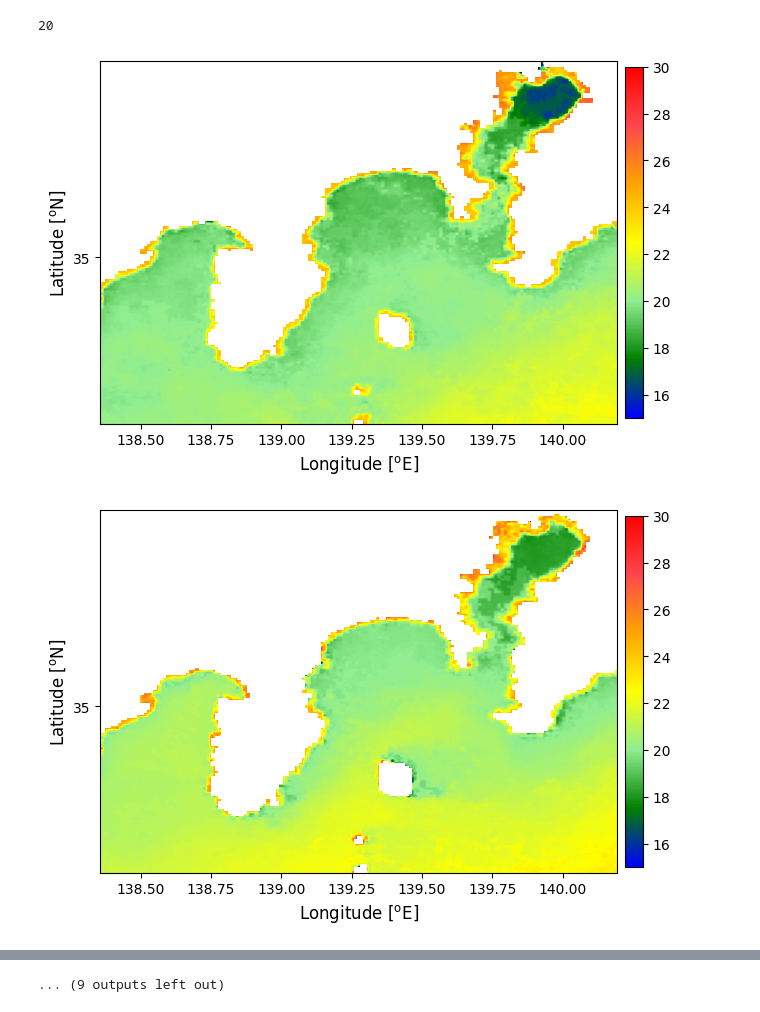
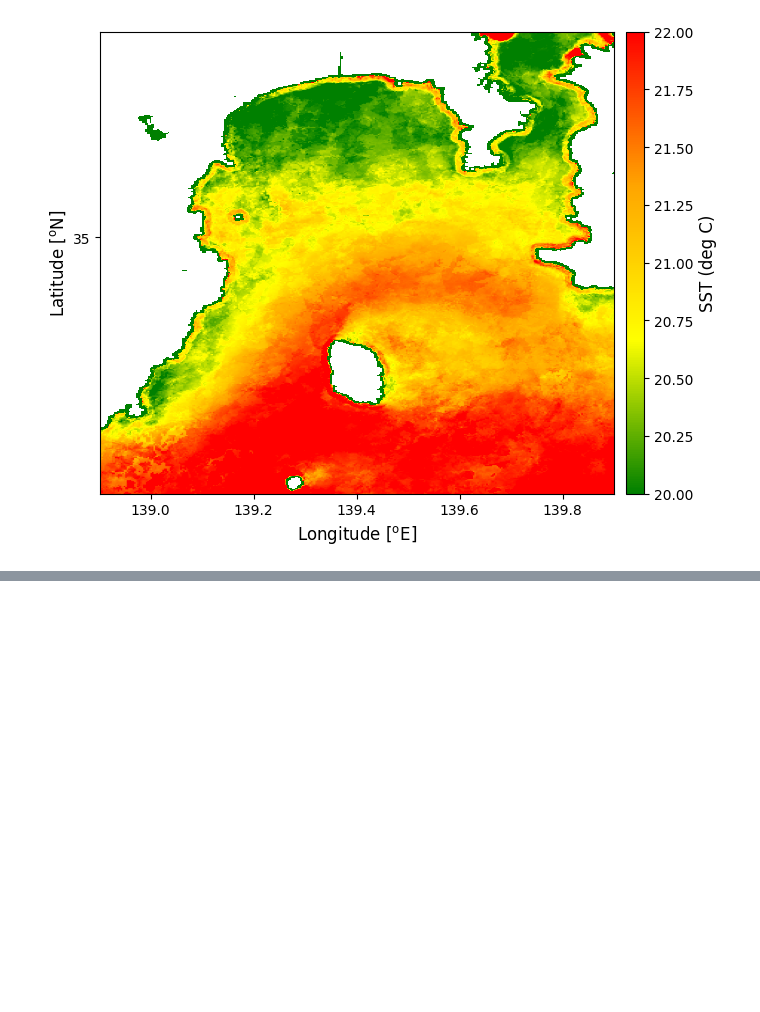
Before and after one commit to robel-milashu/NMEW.demos, a Jupyter notebook: processing/total_monthly_sst.ipynb, the cells around one changed output, grey strips where cells are left out. Saved outputs shown, nothing was run; the diff lists cells and outputs as text; code cells hidden in the pictures; blank space fills up the shorter version.

```diff
--- a/processing/total_monthly_sst.ipynb
+++ b/processing/total_monthly_sst.ipynb
@@ -8,17 +8,20 @@ from mpl_toolkits.basemap import Basemap
 
 data_dir = '../results/Modis/sst/'
 varname = 'sst'
-cmin, cmax = 10, 30  # Set the min and max values for the color scale
+cmin, cmax = 12, 30  # Set the min and max values for the color scale
 # Initialize a dictionary to hold the data for each month.
-yearly_data = {month: [] for month in range(2003, 2023)}
-print(yearly_data)
+monthly_data = {month: [] for month in range(1, 13)}
+yearly_data = {month: [] for month in range(2002, 2024)}
+season_data  = {"winter": [], "spring": [], "summar": [],"autumn": []}
+all_data = {"all": []}
+print(monthly_data)
 # Assuming these are the coordinates you want to crop to
 # lat_min_crop, lat_max_crop = 34.3, 35.7  # Update these values as needed
 # lon_min_crop, lon_max_crop = 138.3, 140.23  # Update these values as needed
 
-# lat_min_crop, lat_max_crop = 34.5, 35.4
-# lon_min_crop, lon_max_crop = 138.82, 139.9
-lat_min_crop, lat_max_crop = 34.4, 35.7
-lon_min_crop, lon_max_crop = 138.35, 140.2
+lat_min_crop, lat_max_crop = 34.5, 35.4
+lon_min_crop, lon_max_crop = 138.9, 139.9
+# lat_min_crop, lat_max_crop = 34.4, 35.7
+# lon_min_crop, lon_max_crop = 138.35, 140.2
 # rectangle_coords = [(35.7,  138.35), (35.7, 140.2), (34.4, 140.2), (34.4,  138.35), (35.7,  138.35)]
 # %% [output]
@@ -219,64 +272,54 @@ TypeError: Colormap.__init__() got an unexpected keyword argument 'colors'
 # %%
-# cmin, cmax = -2,2
-cmin, cmax = 15, 30
-print(len(monthly_averages))
-for month, sds_cropped in monthly_averages.items():    # Visualisation with basemap
-    # print("runnign")
+
+from matplotlib.colors import LinearSegmentedColormap
+from mpl_toolkits import basemap
+cmin, cmax = 20, 22
+# Convert hex color list to RGB
+rgb_colors = [ "green",  "yellow","orange","red"]
+for season, sds_cropped in all_average.items():
+    # Visualisation with basemap
     if len(lon_cropped.shape) == 1:
         lon_cropped, lat_cropped = np.meshgrid(lon_cropped, lat_cropped)
     lon_0, lat_0 = (lon_cropped.min() + lon_cropped.max()), (lat_cropped.min() + lat_cropped.max()) / 2
-    m = Basemap(llcrnrlon=lon_cropped.min(), llcrnrlat=lat_cropped.min(),
+    m = basemap.Basemap(llcrnrlon=lon_cropped.min(), llcrnrlat=lat_cropped.min(),
                         urcrnrlon=lon_cropped.max(), urcrnrlat=lat_cropped.max(), resolution='i',
                         lon_0=lon_0, lat_0=lat_0, projection='merc')
 
-    # print(sds_cropped)
-    # sds_cropped_log = np.ma.masked_less_equal(sds_cropped, 0)  # Mask non-positive values
-    # sds_cropped_log = np.ma.log10(sds_cropped_log)  # Apply log10 to the data
-    # print(sds_cropped_log)
-    # sds_cropped = sds_cropped_log
 
     # Visualisation without basemap
     # Adjust figsize to change the aspect ratio
-    fig, ax = plot.subplots(figsize=(7, 6))  # Adjust the width and height to better suit your data aspect ratio
+    fig, ax = plot.subplots(figsize=(8, 6))  # Adjust the width and height to better suit your data aspect ratio
 
     # figure bounds
     extent = [lon_cropped.min(), lon_cropped.max(), lat_cropped.min(), lat_cropped.max()]
 
     # Land mask
     # mask = np.where(~sds_cropped.mask, np.nan, 0)
-    ax.imshow(sds_cropped, cmap='gray', vmin=-2, vmax=0, extent=extent)
+    # ax.imshow(mask, cmap='gray', vmin=-2, vmax=0, extent=extent)
 
     # Create a colormap object
     custom_colormap = LinearSegmentedColormap.from_list('custom', rgb_colors)
 
-    # print(sds_cropped_log.max(), sds_cropped_log.min())
-
+    # Data
     # We no longer use LogNorm here since we've manually applied log10
-    # ims = ax.imshow(sds_cropped_log, cmap='jet', extent=extent)
-    # ims = ax.imshow(sds_cropped,vmin=cmin, vmax=cmax,   extent=extent)
-
+    # ims = ax.imshow(sds_cropped, cmap='jet', extent=extent)
     ims = ax.imshow(sds_cropped,vmin=cmin, vmax=cmax,  cmap=custom_colormap, extent=extent)
 
     # # Figure labels
     ax.set_xlabel('Longitude [$^\mathregular{o}$E]', fontsize="12")
     ax.set_ylabel('Latitude [$^\mathregular{o}$N]', fontsize="12")
-    ax.set_yticks(range(int(np.ceil(lat_cropped.min())), int(np.ceil(lat_cropped.max())), 1))
+    ax.set_yticks(range(int(np.ceil(lat_cropped.min())), int(np.ceil(lat_cropped.max())) + 1, 5))
     # ax.set_title(time[0].strftime('%b %Y'))
 
     # # Colourbar
-    # cbar = fig.colorbar(ims, ax=ax, orientation='vertical', fraction=0.0324, pad=0.025,  aspect=20)
-    cbar = fig.colorbar(ims, ax=ax, orientation='vertical', fraction=0.0324, pad=0.015,  aspect=20)
+    cbar = fig.colorbar(ims, ax=ax, orientation='vertical', fraction=0.0324, pad=0.02, aspect=26)
     # cbar.set_label('log10(Chl-a) Conc. mg/m^3', fontsize="12")
+    cbar.set_label('SST (deg C)', fontsize="12")
 
-    # ticks = [ims.get_clim()[0],0, ims.get_clim()[1]] # This gets the color limit range
-    # cbar.set_ticks(ticks)
-    # cbar.set_ticklabels([f'{ticks[0]:.2f}', f'{ticks[1]:.2f}', f'{ticks[2]:.2f}']) # Format as desired
-
-    # Small Sagami Bay
-    lat_min, lat_max = 35.124, 35.34
-    lon_min, lon_max = 139.115, 139.68
-    plt.savefig(f'yearly/sst/average_sst_{month:02d}.png', dpi=300, bbox_inches='tight')
+    # # colourbar with axes set to match figure size
+    # cax = plot.axes([0.8, 0.1, 0.03, 0.7]) # setup colorbar axes
+    # cb = plot.colorbar(pm, label=label, cax=cax, format='%g') # draw colorbar
+    # cb.ax.tick_params(width=2, length=4)
+    # save
 # %% [output]
-20
-[figure, old version]
+[figure, new version]
-[figure, removed]
@@ -292,2 +326 @@ for month, sds_cropped in monthly_averages.items():    # Visualisation with base
-... (9 outputs left out)
 # %%
```
Also changed, not shown: parts of 11 cells of this notebook, 35 other files.
